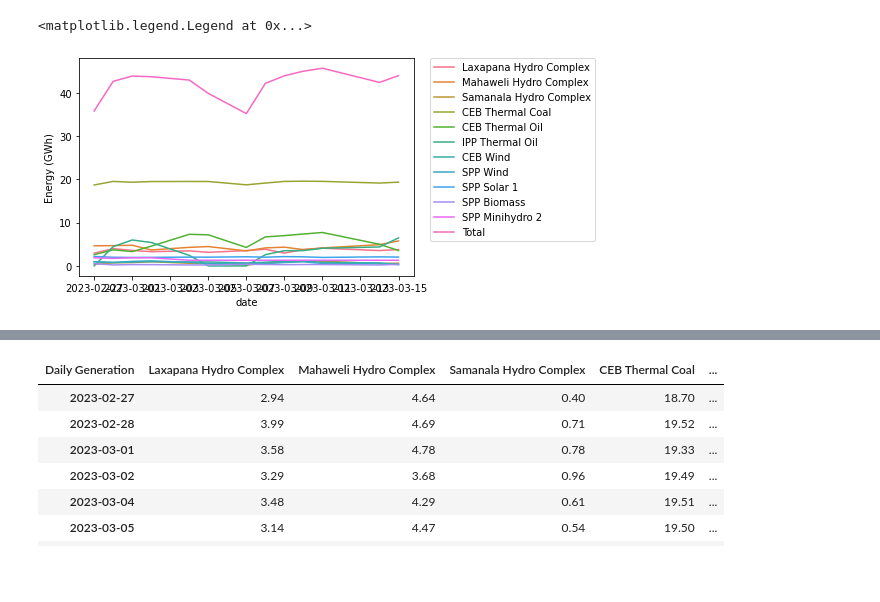
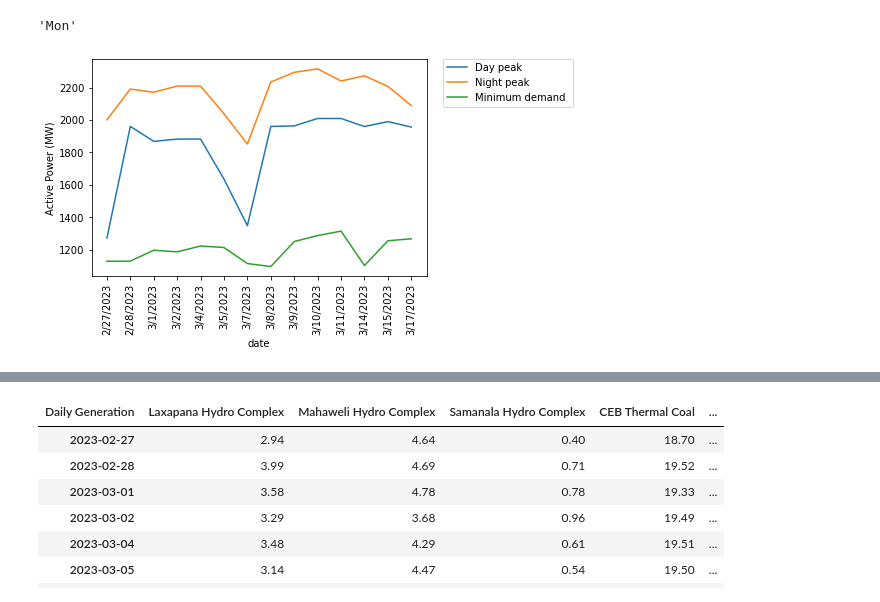
Before and after one commit to ChanakaErangaGunarathna/SL_CEB_Dashboard, a Jupyter notebook: analysis1-Copy1.ipynb, the cells around one changed output, grey strips where cells are left out. Cells and saved outputs as stored; diff of their text form; code cells hidden in the pictures; blank space fills up the shorter version.

```diff
--- a/analysis1-Copy1.ipynb
+++ b/analysis1-Copy1.ipynb
@@ -13,0 +12,8 @@ df1=df1.drop('Unnamed: 0',axis=1)
+# %%
+df_0=pd.read_csv('CEB-table_peak_data.csv')
+df1=df_0
+df1=df1.drop('Unnamed: 0',axis=1)
+df1.drop_duplicates(inplace=True)
+# %%
+df1['date_name']=[datetime.strptime(date,'%m/%d/%Y').strftime("%a") for date in df1['date']]
+df1
@@ -14,4 +38,3 @@ df1=df1.drop('Unnamed: 0',axis=1)
 # %%
-# df1=df1[df1['Daily Generation']!='Total']
-df1.drop_duplicates(inplace=True)
+dates=df1['date'].unique().tolist()
 # %%
@@ -32,0 +62,8 @@ df1.loc[-10:,:]
+# %%
+# df1[df1['Description']=='Day peak']
+df1['date']=pd.to_datetime(df1['date'])
+# df1['date'][0].weekday_name
+# x=weekday_name
+# x
+# df1['date'][0]
+df1.info()
@@ -33,7 +83,17 @@ df1.loc[-10:,:]
+# %%
+x=datetime.strptime(df1['date'][0], '%m/%d/%Y')
+x.strftime("%a")
+# %% [output]
+'Mon'
 # %%
-sns.lineplot(x='date', y='Energy (GWh)', hue='Daily Generation', data=df1)
+fig, ax=plt.subplots()
+sns.lineplot(x='date', y='Active Power (MW)',hue='Description' ,data=df1,ax=ax)
+# sns.lineplot(x='date', y='Active Power (MW)', data=df1[df1['Description']==df1['Description'].unique().tolist()[0]],ax=ax)
+# sns.lineplot(x='date', y='Active Power (MW)', data=df1[df1['Description']==df1['Description'].unique().tolist()[1]],ax=ax)
+ax.set_xticklabels(labels=dates,rotation=90)
 plt.legend(bbox_to_anchor=(1.05, 1), loc=2, borderaxespad=0.)
+plt.show()
+# plt.legend(bbox_to_anchor=(1.05, 1), loc=2, borderaxespad=0.)
 # %% [output]
-<matplotlib.legend.Legend at 0x...>
-[figure, old version]
+[figure, new version]
 # %%
```
Also changed, not shown: parts of 8 cells of this notebook, 10 other files.
